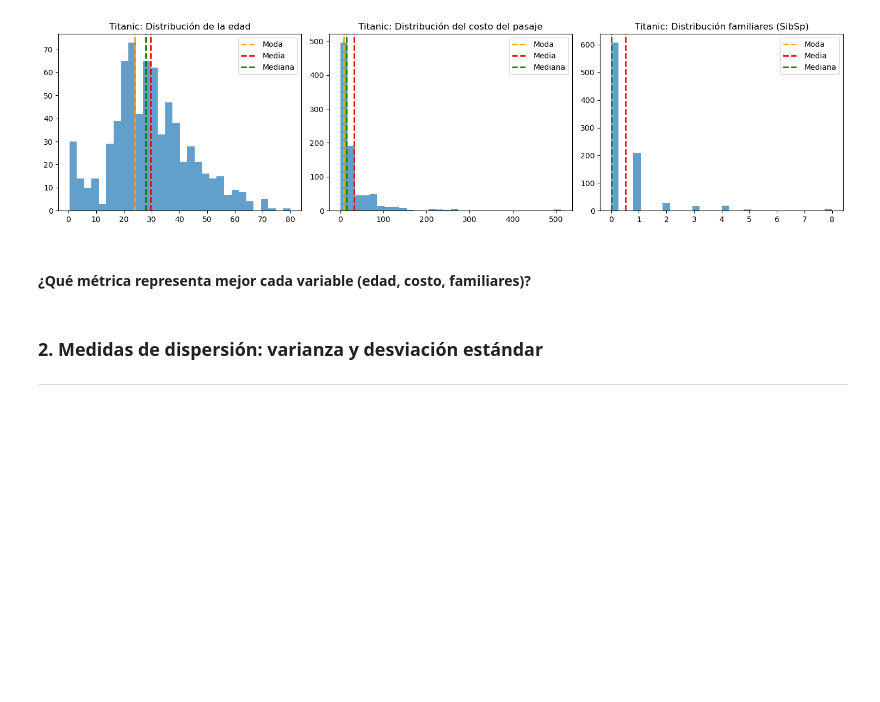
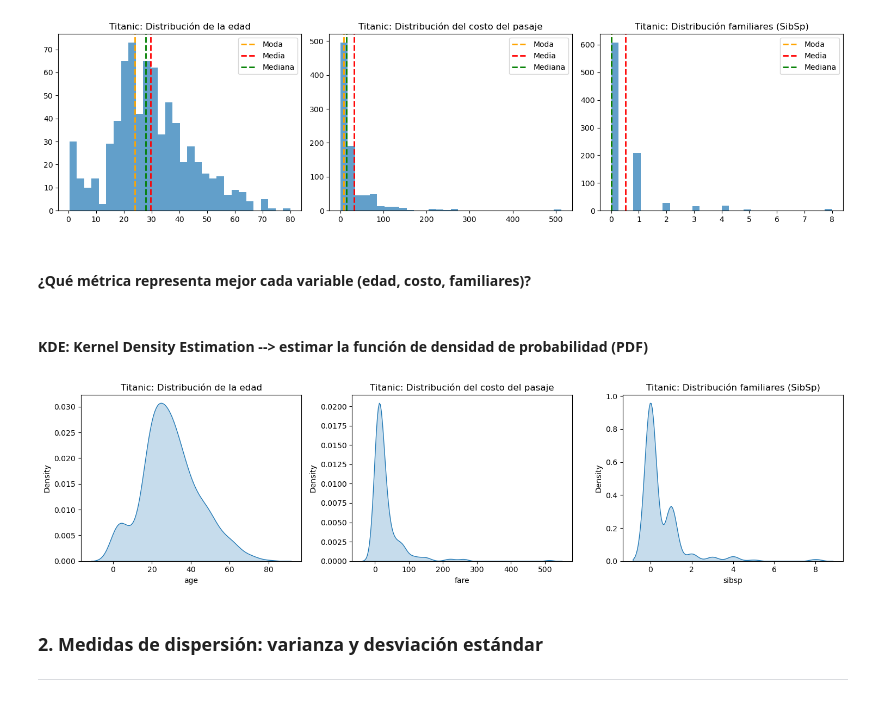
Before and after one commit to FIUBA-Posgrado-Inteligencia-Artificial/CEIA_Analisis_de_datos, a Jupyter notebook: notebooks/clase_02_intro_EDA.ipynb, the cells around one changed output. Cells and saved outputs as stored; diff of their text form; code cells hidden in the pictures; blank space fills up the shorter version.

```diff
--- a/notebooks/clase_02_intro_EDA.ipynb
+++ b/notebooks/clase_02_intro_EDA.ipynb
@@ -242,6 +251,22 @@ plt.show()
 [figure]
 # %% [markdown]
 #### ¿Qué métrica representa mejor cada variable (edad, costo, familiares)?
+# %% [markdown]
+#### KDE: Kernel Density Estimation --> estimar la función de densidad de probabilidad (PDF)
+# %%
+fig, axes = plt.subplots(1, 3, figsize=(15, 4))
+
+sns.kdeplot(data=titanic_df, x='age', fill=True, ax=axes[0])
+sns.kdeplot(data=titanic_df, x='fare', fill=True, ax=axes[1])
+sns.kdeplot(data=titanic_df, x='sibsp', fill=True, ax=axes[2])
+axes[0].set_title('Titanic: Distribución de la edad')
+axes[1].set_title('Titanic: Distribución del costo del pasaje')
+axes[2].set_title('Titanic: Distribución familiares (SibSp)')
+
+plt.tight_layout()
+plt.show()
+# %% [output]
+[figure, added]
 # %% [markdown]
 ### 2. Medidas de dispersión: varianza y desviación estándar
 <hr style="border:1px solid gray">
```
Also changed, not shown: parts of 10 cells of this notebook, 1 other file.
